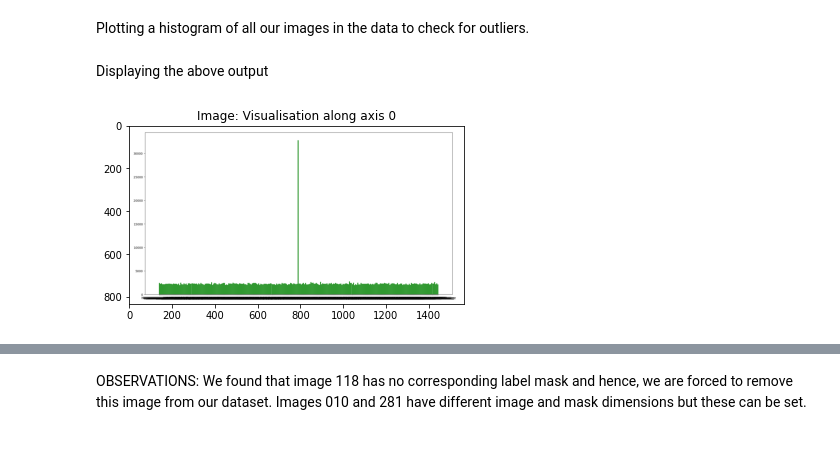
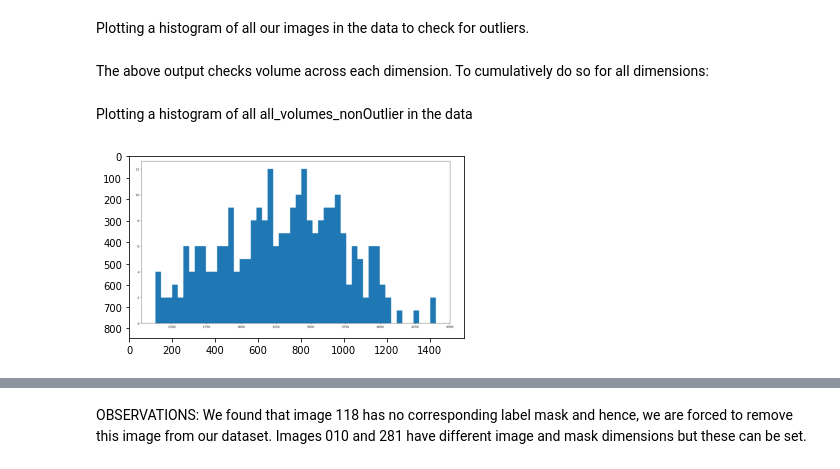
Before and after one commit to GaganaB/AlzheimerQuantification, a Jupyter notebook: Section1/EDA.ipynb, the cells around one changed output, grey strips where cells are left out. Cells and saved outputs as stored; diff of their text form; code cells hidden in the pictures.

```diff
--- a/Section1/EDA.ipynb
+++ b/Section1/EDA.ipynb
@@ -233,5 +233,5 @@ plt.bar(d2.keys(), d2.values(), color='b')
 plt.show()
 plt.bar(d3.keys(), d3.values(), color='r')
 plt.show()
-# %% [markdown]
-Displaying the above output
+# %% [markdown]
+The above output checks volume across each dimension. To cumulatively do so for all dimensions:
@@ -238,9 +260,10 @@ Displaying the above output
+# %% [markdown]
+Plotting a histogram of all all_volumes_nonOutlier in the data
 # %%
 import matplotlib.pyplot as plt
 import matplotlib.image as mpimg
-img=mpimg.imread('pic0.png')
+img=mpimg.imread('volume.png')
 imgplot = plt.imshow(img)
-plt.title("Image: Visualisation along axis 0")
 plt.show()
 # %% [output]
-[figure, old version]
+[figure, new version]
```
Also changed, not shown: parts of 9 cells of this notebook.
